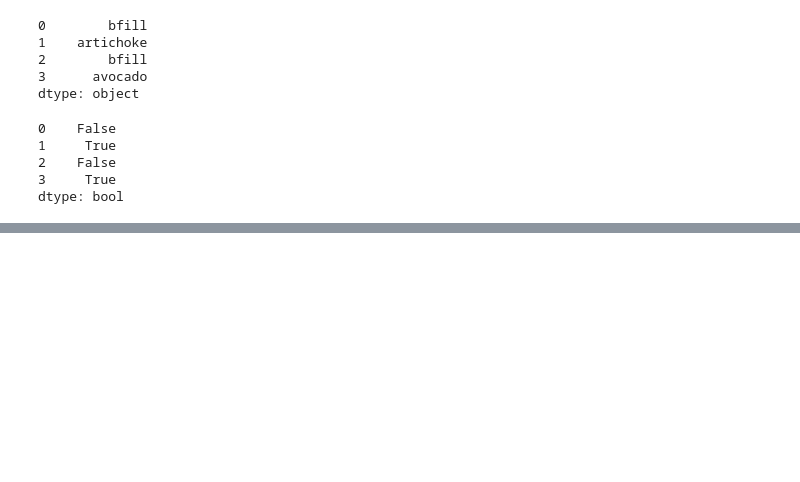
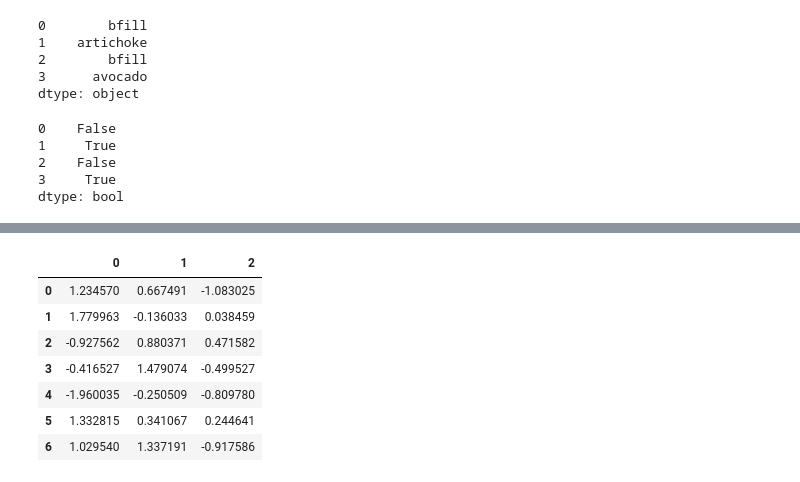
Before and after one commit to Kaiquenakao/limpeza_dados, a Jupyter notebook: preparacao_dados.ipynb, the cells around one changed output, grey strips where cells are left out. Saved outputs shown, nothing was run; the diff lists cells and outputs as text; code cells hidden in the pictures; blank space fills up the shorter version.

```diff
--- a/preparacao_dados.ipynb
+++ b/preparacao_dados.ipynb
@@ -72,0 +142,13 @@ dtype: bool
+# %%
+df = pd.DataFrame(np.random.randn(7, 3))
+# %%
+df
+# %% [output]
+|  | 0 | 1 | 2 |
+| 0 | 1.234570 | 0.667491 | -1.083025 |
+| 1 | 1.779963 | -0.136033 | 0.038459 |
+| 2 | -0.927562 | 0.880371 | 0.471582 |
+| 3 | -0.416527 | 1.479074 | -0.499527 |
+| 4 | -1.960035 | -0.250509 | -0.809780 |
+| 5 | 1.332815 | 0.341067 | 0.244641 |
+| 6 | 1.029540 | 1.337191 | -0.917586 |
```
Also changed, not shown: parts of 33 cells of this notebook.
